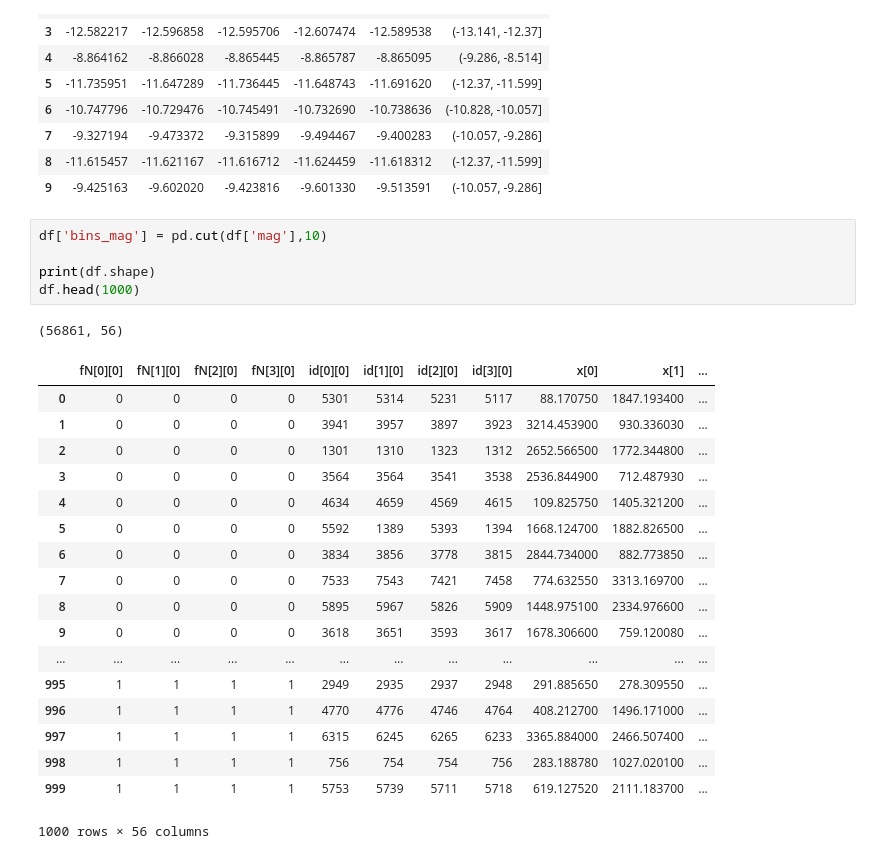
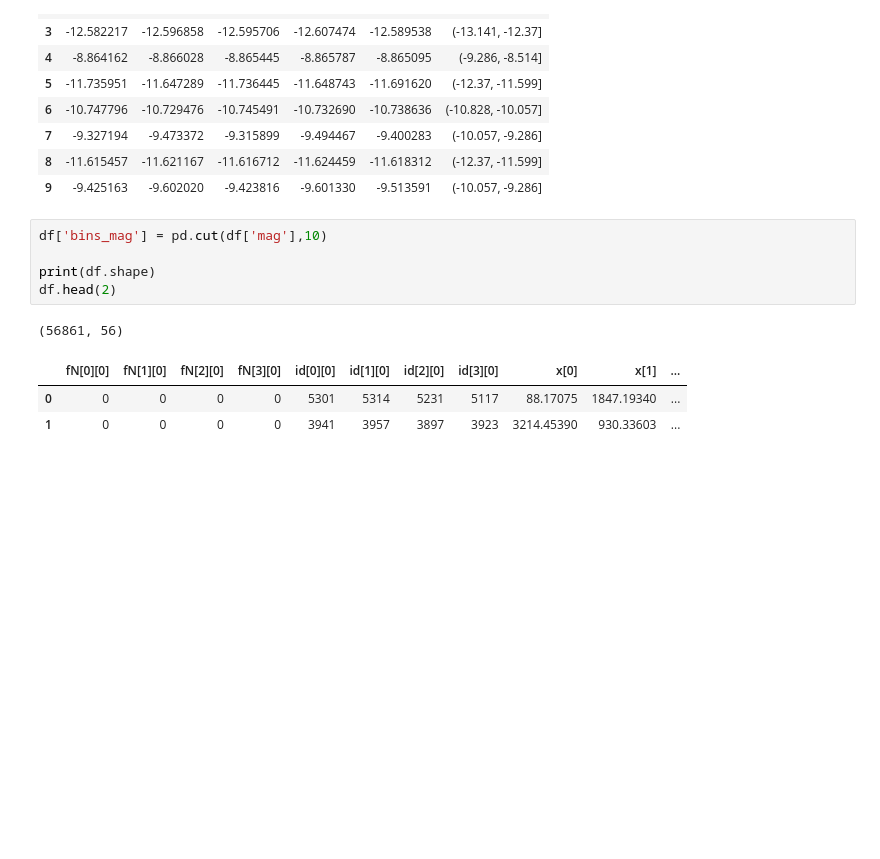
Before and after one commit to bpRsh/2019_shear_analysis_after_dmstack, a Jupyter notebook: Dec_2019/Dec_05/a02_g_sq_mean_for_magnitude_bins.ipynb, the cells around one changed output. Cells and saved outputs as stored; diff of their text form; blank space fills up the shorter version.

```diff
--- a/Dec_2019/Dec_05/a02_g_sq_mean_for_magnitude_bins.ipynb
+++ b/Dec_2019/Dec_05/a02_g_sq_mean_for_magnitude_bins.ipynb
@@ -187,26 +187,11 @@ df.filter(regex='mag',axis=1).head(10)
 # %%
 df['bins_mag'] = pd.cut(df['mag'],10)
 
 print(df.shape)
-df.head(1000)
+df.head(2)
 # %% [output]
 (56861, 56)
 |  | fN[0][0] | fN[1][0] | fN[2][0] | fN[3][0] | id[0][0] | id[1][0] | id[2][0] | id[3][0] | x[0] | x[1] | ... |
-| 0 | 0 | 0 | 0 | 0 | 5301 | 5314 | 5231 | 5117 | 88.170750 | 1847.193400 | ... |
-| 1 | 0 | 0 | 0 | 0 | 3941 | 3957 | 3897 | 3923 | 3214.453900 | 930.336030 | ... |
-| 2 | 0 | 0 | 0 | 0 | 1301 | 1310 | 1323 | 1312 | 2652.566500 | 1772.344800 | ... |
-| 3 | 0 | 0 | 0 | 0 | 3564 | 3564 | 3541 | 3538 | 2536.844900 | 712.487930 | ... |
-| 4 | 0 | 0 | 0 | 0 | 4634 | 4659 | 4569 | 4615 | 109.825750 | 1405.321200 | ... |
-| 5 | 0 | 0 | 0 | 0 | 5592 | 1389 | 5393 | 1394 | 1668.124700 | 1882.826500 | ... |
-| 6 | 0 | 0 | 0 | 0 | 3834 | 3856 | 3778 | 3815 | 2844.734000 | 882.773850 | ... |
-| 7 | 0 | 0 | 0 | 0 | 7533 | 7543 | 7421 | 7458 | 774.632550 | 3313.169700 | ... |
-| 8 | 0 | 0 | 0 | 0 | 5895 | 5967 | 5826 | 5909 | 1448.975100 | 2334.976600 | ... |
-| 9 | 0 | 0 | 0 | 0 | 3618 | 3651 | 3593 | 3617 | 1678.306600 | 759.120080 | ... |
-| ... | ... | ... | ... | ... | ... | ... | ... | ... | ... | ... | ... |
-| 995 | 1 | 1 | 1 | 1 | 2949 | 2935 | 2937 | 2948 | 291.885650 | 278.309550 | ... |
-| 996 | 1 | 1 | 1 | 1 | 4770 | 4776 | 4746 | 4764 | 408.212700 | 1496.171000 | ... |
-| 997 | 1 | 1 | 1 | 1 | 6315 | 6245 | 6265 | 6233 | 3365.884000 | 2466.507400 | ... |
-| 998 | 1 | 1 | 1 | 1 | 756 | 754 | 754 | 756 | 283.188780 | 1027.020100 | ... |
-| 999 | 1 | 1 | 1 | 1 | 5753 | 5739 | 5711 | 5718 | 619.127520 | 2111.183700 | ... |
+| 0 | 0 | 0 | 0 | 0 | 5301 | 5314 | 5231 | 5117 | 88.17075 | 1847.19340 | ... |
+| 1 | 0 | 0 | 0 | 0 | 3941 | 3957 | 3897 | 3923 | 3214.45390 | 930.33603 | ... |
-1000 rows × 56 columns
 # %%
```
Also changed, not shown: parts of 2 cells of this notebook.
